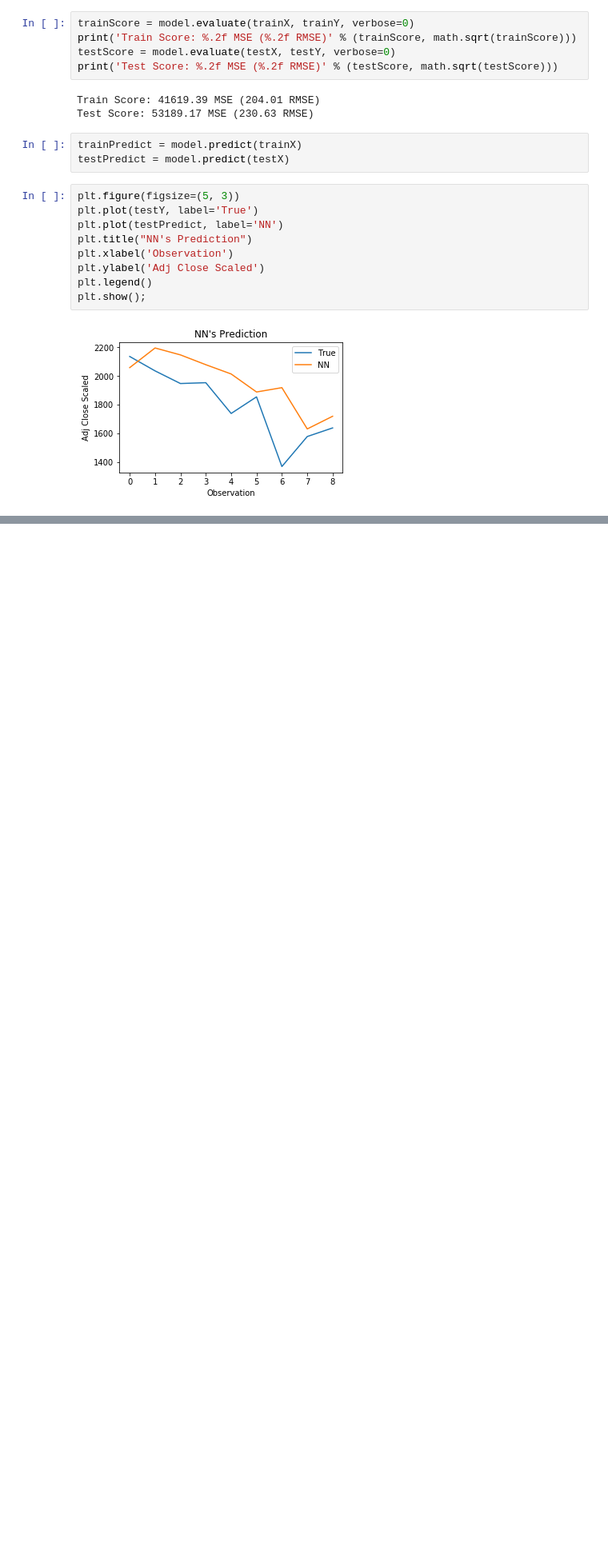
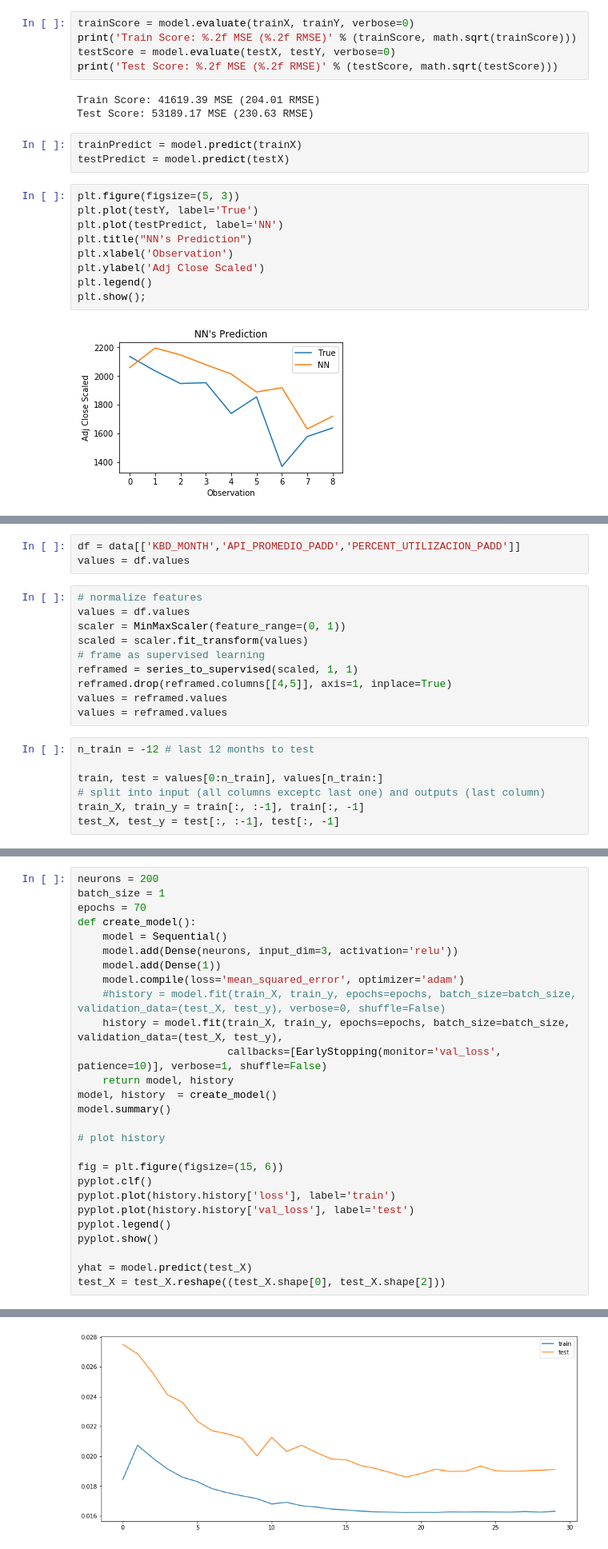
Before and after one commit to carlosqu/TesisUniandes, a Jupyter notebook: Notebook_Tesis_NN.ipynb, the cells around one changed output, grey strips where cells are left out. Shown at 80% size. Cells and saved outputs as stored; diff of their text form; blank space fills up the shorter version.

```diff
--- a/Notebook_Tesis_NN.ipynb
+++ b/Notebook_Tesis_NN.ipynb
@@ -223,0 +282,20 @@ plt.show();
+# %%
+df = data[['KBD_MONTH','API_PROMEDIO_PADD','PERCENT_UTILIZACION_PADD']]
+values = df.values
+# %%
+# normalize features
+values = df.values
+scaler = MinMaxScaler(feature_range=(0, 1))
+scaled = scaler.fit_transform(values)
+# frame as supervised learning
+reframed = series_to_supervised(scaled, 1, 1)
+reframed.drop(reframed.columns[[4,5]], axis=1, inplace=True)
+values = reframed.values
+values = reframed.values
+# %%
+n_train = -12 # last 12 months to test
+
+train, test = values[0:n_train], values[n_train:]
+# split into input (all columns exceptc last one) and outputs (last column)
+train_X, train_y = train[:, :-1], train[:, -1]
+test_X, test_y = test[:, :-1], test[:, -1]
@@ -223,0 +310,28 @@ plt.show();
+# %%
+neurons = 200
+batch_size = 1
+epochs = 70
+def create_model():
+    model = Sequential()
+    model.add(Dense(neurons, input_dim=3, activation='relu'))
+    model.add(Dense(1))
+    model.compile(loss='mean_squared_error', optimizer='adam')
+    #history = model.fit(train_X, train_y, epochs=epochs, batch_size=batch_size, validation_data=(test_X, test_y), verbose=0, shuffle=False)
+    history = model.fit(train_X, train_y, epochs=epochs, batch_size=batch_size, validation_data=(test_X, test_y),
+                        callbacks=[EarlyStopping(monitor='val_loss', patience=10)], verbose=1, shuffle=False)
+    return model, history
+model, history  = create_model()
+model.summary()
+
+# plot history
+
+fig = plt.figure(figsize=(15, 6))
+pyplot.clf()
+pyplot.plot(history.history['loss'], label='train')
+pyplot.plot(history.history['val_loss'], label='test')
+pyplot.legend()
+pyplot.show()
+
+yhat = model.predict(test_X)
+test_X = test_X.reshape((test_X.shape[0], test_X.shape[2]))
+# %% [output]
@@ -223,0 +355 @@ plt.show();
+[figure, added]
```
Also changed, not shown: parts of 13 cells of this notebook.
